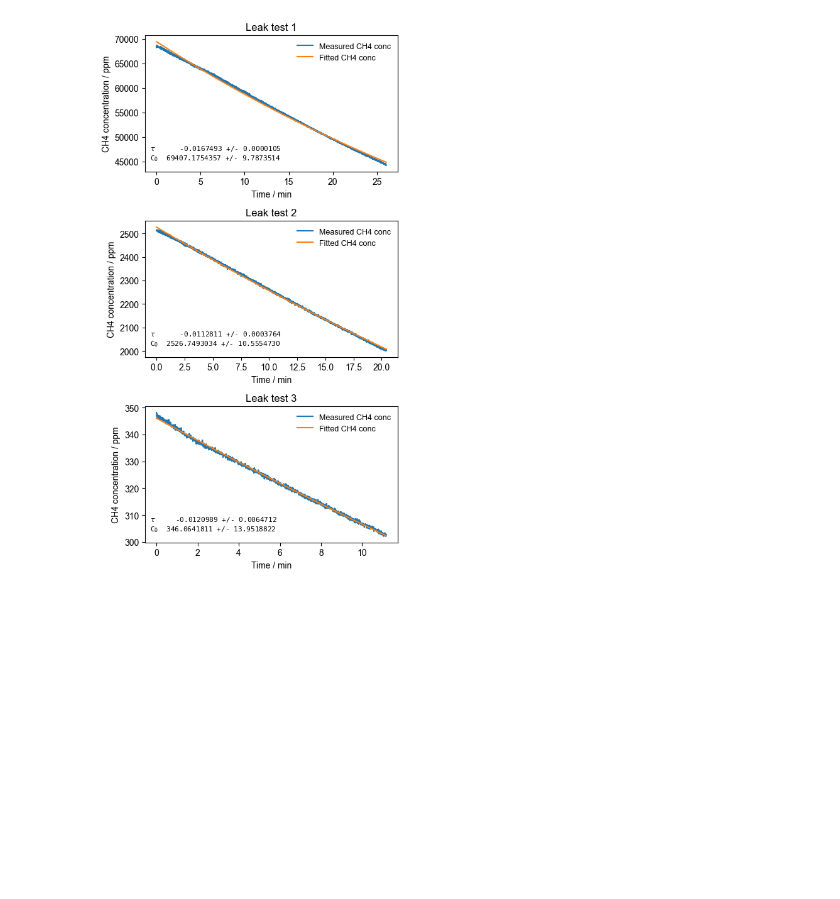
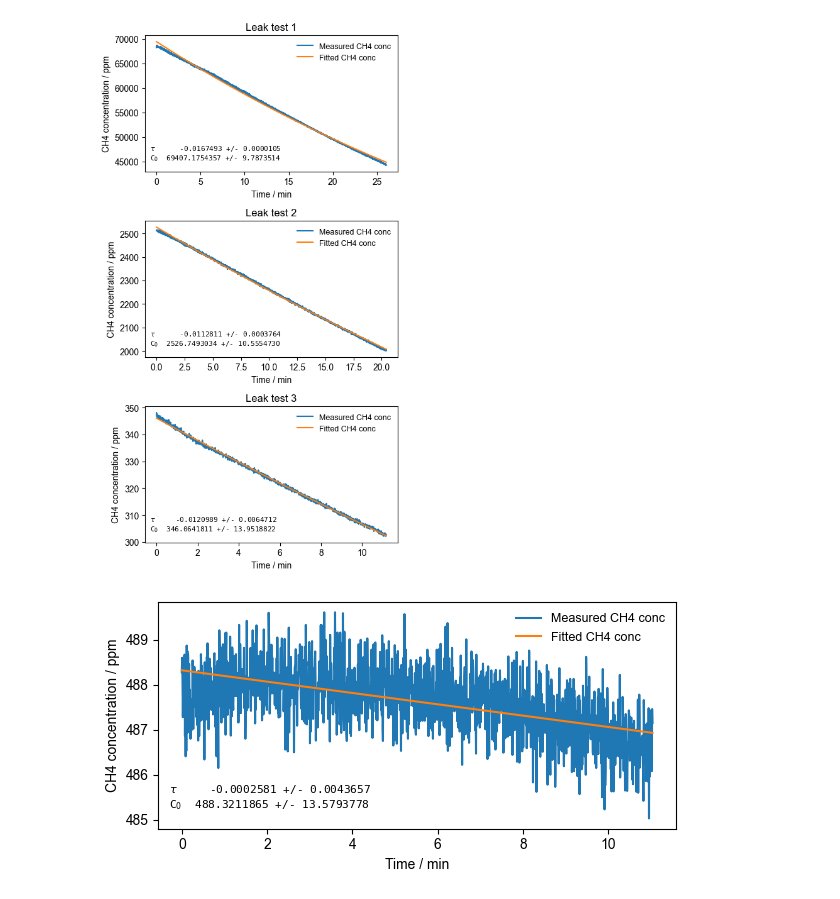
Before and after one commit to Normann25/Manganese-chlorides, a Jupyter notebook: ISAMO/leak_rates.ipynb, the cells around one changed output. Drawn from its saved outputs; the diff is of its cells as text; code cells hidden in the pictures; blank space fills up the shorter version.

```diff
--- a/ISAMO/leak_rates.ipynb
+++ b/ISAMO/leak_rates.ipynb
@@ -30,5 +40,5 @@ plt.show()
 # %%
-idx_leak = np.array([[4400, 7600], [700, -1], [1300, -1]])
+idx_leak = np.array([[4400, 7600], [700, -1], [1300, -1], [3000, -1]])
 
 leak_treat = dict_for_treatment(leak_test, idx_leak)
 # %% [output]
@@ -50,8 +60,8 @@ Try using .loc[row_indexer,col_indexer] = value instead
 See the caveats in the documentation: https://pandas.pydata.org/pandas-docs/stable/user_guide/indexing.html#returning-a-view-versus-a-copy
   df['Minutes'] = df['Seconds'] / 60
 # %%
-a_guess = [-1, -1, -1]
-b_guess = [65000, 2000, 300]
+a_guess = [-1, -1, -1, -1]
+b_guess = [65000, 2000, 300, 400]
 array_a, array_b, array_ea, array_eb, array_Chi2, array_ndf, array_Prob = fit_exp(leak_treat, a_guess, b_guess)
 # %% [output]
 Leak_test1_05032024  Fit: a=-0.016749+-0.00001053  b=69407.175+-9.787  p=0.000000
@@ -71,3 +82,13 @@ fig.savefig('Fitted_leak.png', dpi = 600)
 plt.show()
 # %% [output]
 [figure]
+# %%
+fig, ax = plt.subplots(figsize = (6, 3))
+
+plot_fit(ax, leak_treat['Leak_test4_19032024'], array_a[3], array_b[3], array_ea[3], array_eb[3], array_Chi2[3], array_ndf[3], array_Prob[3])
+
+fig.tight_layout()
+fig.savefig('Fitted_leak4.png', dpi = 600)
+plt.show()
+# %% [output]
+[figure, added]
```
Also changed, not shown: parts of 3 cells of this notebook, 2 other files.
